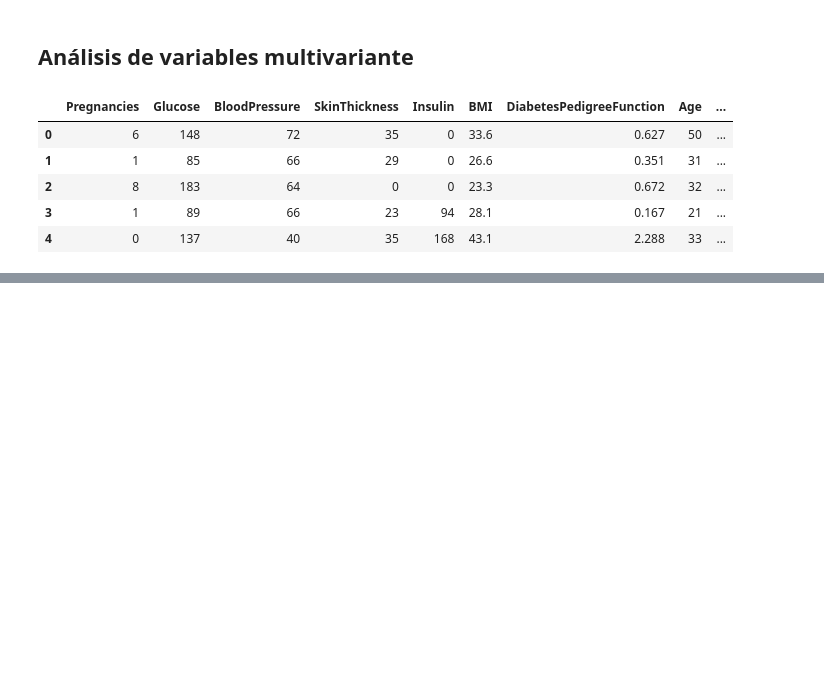
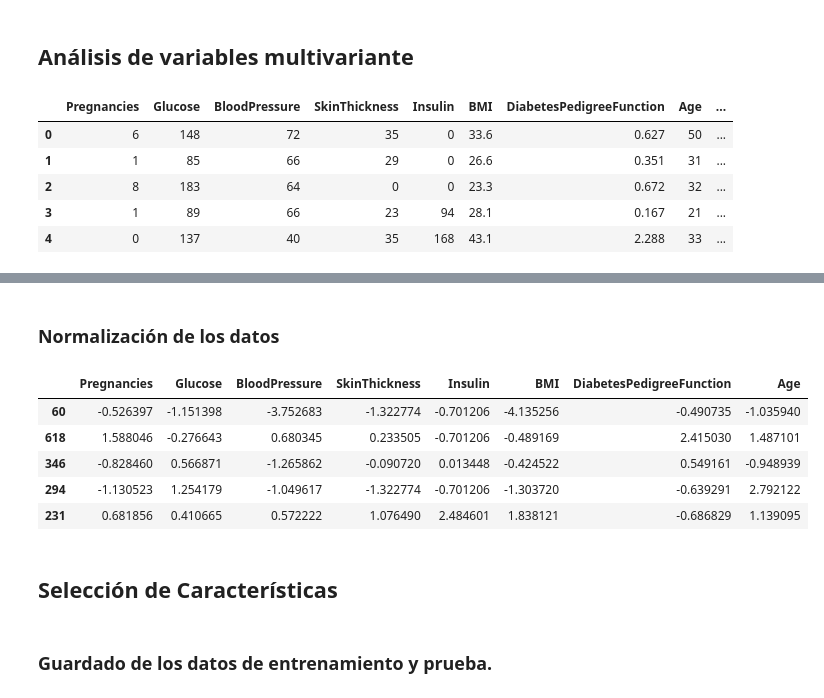
Before and after one commit to IngDiegoMacias/decision-tree, a Jupyter notebook: src/explore.ipynb, the cells around one changed output, grey strips where cells are left out. Drawn from its saved outputs; the diff is of its cells as text; code cells hidden in the pictures; blank space fills up the shorter version.

```diff
--- a/src/explore.ipynb
+++ b/src/explore.ipynb
@@ -135,0 +178,24 @@ DT.head()
+# %% [markdown]
+### Normalización de los datos
+# %%
+from sklearn.preprocessing import StandardScaler
+
+scaler = StandardScaler()
+scaler.fit(X_train)
+
+X_train_norm = scaler.transform(X_train)
+X_train_norm = pd.DataFrame(X_train_norm, index = X_train.index, columns = num_variables)
+
+X_test_norm = scaler.transform(X_test)
+X_test_norm = pd.DataFrame(X_test_norm, index = X_test.index, columns = num_variables)
+
+X_train_norm.head()
+# %% [output]
+|  | Pregnancies | Glucose | BloodPressure | SkinThickness | Insulin | BMI | DiabetesPedigreeFunction | Age |
+| 60 | -0.526397 | -1.151398 | -3.752683 | -1.322774 | -0.701206 | -4.135256 | -0.490735 | -1.035940 |
+| 618 | 1.588046 | -0.276643 | 0.680345 | 0.233505 | -0.701206 | -0.489169 | 2.415030 | 1.487101 |
+| 346 | -0.828460 | 0.566871 | -1.265862 | -0.090720 | 0.013448 | -0.424522 | 0.549161 | -0.948939 |
+| 294 | -1.130523 | 1.254179 | -1.049617 | -1.322774 | -0.701206 | -1.303720 | -0.639291 | 2.792122 |
+| 231 | 0.681856 | 0.410665 | 0.572222 | 1.076490 | 2.484601 | 1.838121 | -0.686829 | 1.139095 |
+# %% [markdown]
+## Selección de Características
@@ -135,0 +211,2 @@ DT.head()
+# %% [markdown]
+### Guardado de los datos de entrenamiento y prueba.
```
Also changed, not shown: parts of 9 cells of this notebook, 2 other files.
